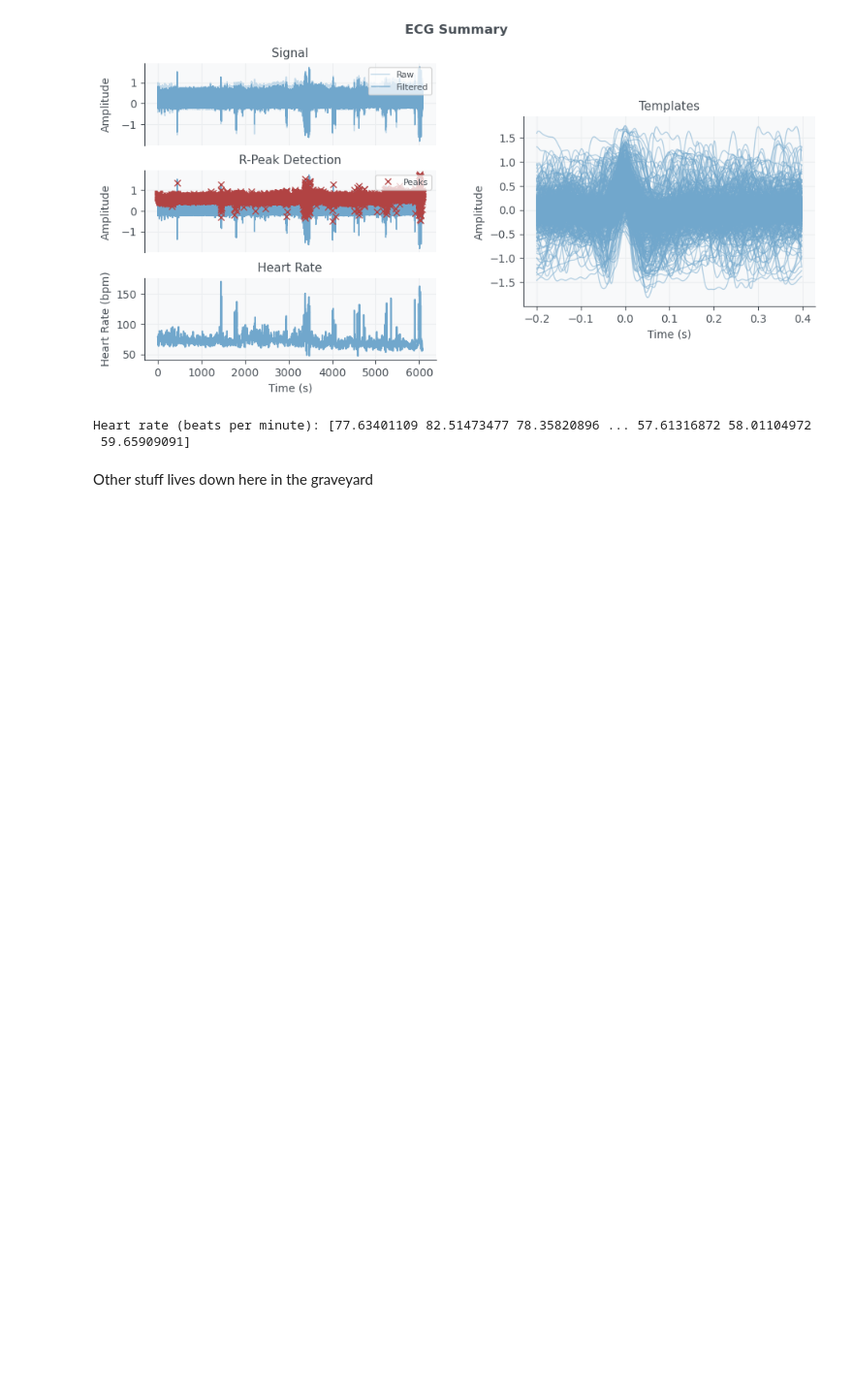
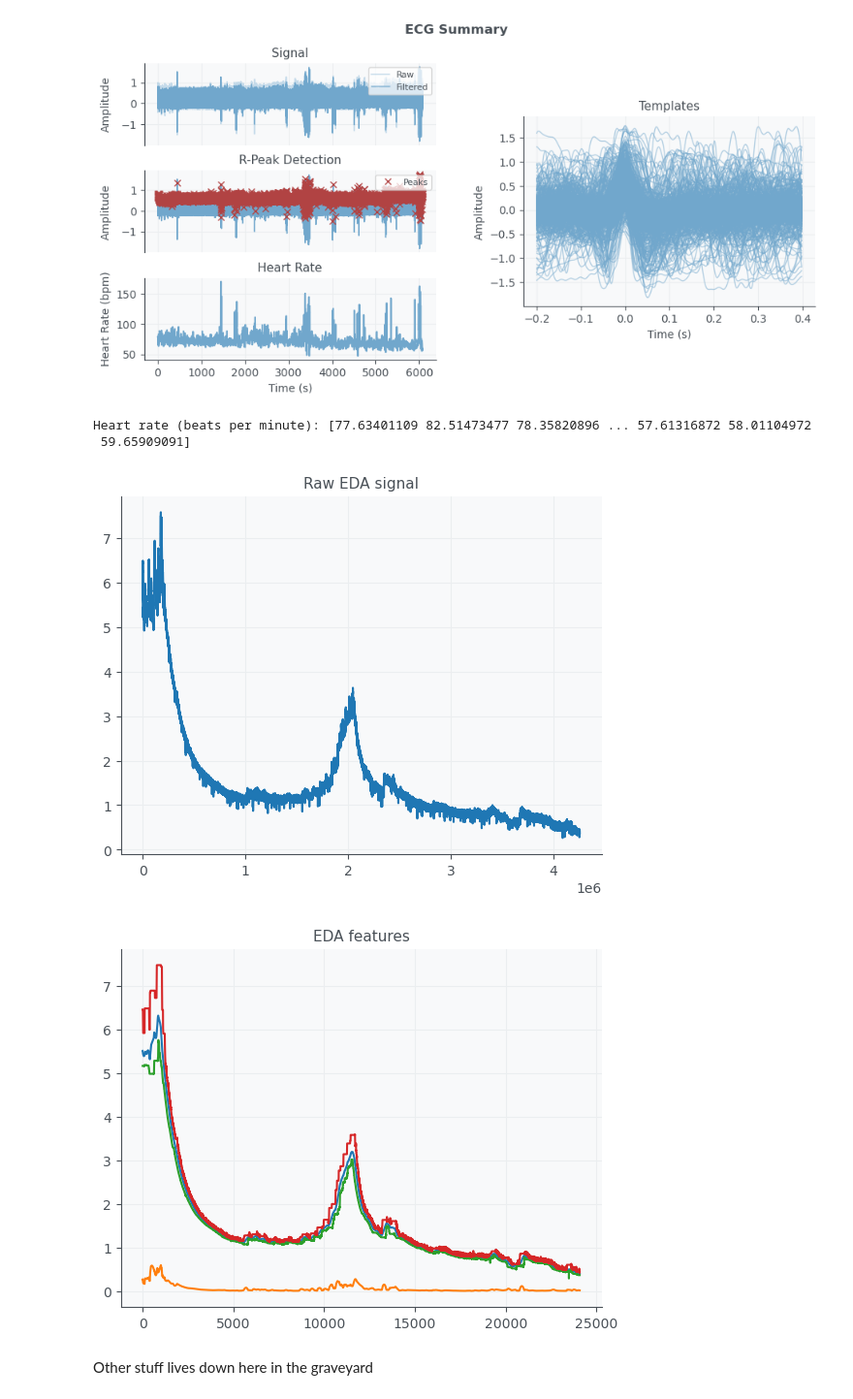
Before and after one commit to calderast/multimodal-emotions, a Jupyter notebook: Data-preprocessing.ipynb, the cells around one changed output. Shown: that part at 97% size. Cells and saved outputs as stored; diff of their text form; code cells hidden in the pictures; blank space fills up the shorter version.

```diff
--- a/Data-preprocessing.ipynb
+++ b/Data-preprocessing.ipynb
@@ -302,34 +308,46 @@ Heart rate (beats per minute): [77.63401109 82.51473477 78.35820896 ... 57.61316
 # Process EDA data
 from scipy.signal import butter, filtfilt
 
 def get_EDA_features(data):
     """
-    First apply a 5 Hz lowpass filter. Then calculate the mean, standard deviation, min, max.
+    First apply a 5 Hz lowpass filter (as in the WESAD paper).
+    Then calculate the mean, standard deviation, min, max.
 
     """
 
     # Define filter parameters
     lowcut = 5  # Low cutoff frequency in Hz
     fs = 700  # Sampling frequency in Hz
     order = 4  # Filter order
 
     # Normalize the cutoff frequency with respect to the Nyquist frequency
     low = lowcut / (0.5 * fs)
 
     # Design a lowpass Butterworth filter
     b, a = butter(order, low, btype='low')
 
     # Apply the filter to the raw EDA signal
     filtered_eda_signal = filtfilt(b, a, data)
 
     features = [np.mean(filtered_eda_signal), np.std(filtered_eda_signal), np.min(filtered_eda_signal), np.max(filtered_eda_signal)]
 
     return features
 
 eda_data = segmented_data_dict["EDA"]
 eda_features = np.zeros((len(eda_data),4))
 for i in range(len(eda_data)):
     eda_features[i, :] = get_EDA_features(segmented_data_dict["EDA"][i].flatten())
+
+plt.plot(chest_data["EDA"])
+plt.title("Raw EDA signal")
+plt.show()
+
+plt.plot(eda_features)
+plt.title("EDA features")
+plt.show()
+# %% [output]
+[figure, added]
+[figure, added]
 # %% [markdown]
 Other stuff lives down here in the graveyard
 # %%
```
Also changed, not shown: parts of 6 cells of this notebook.
